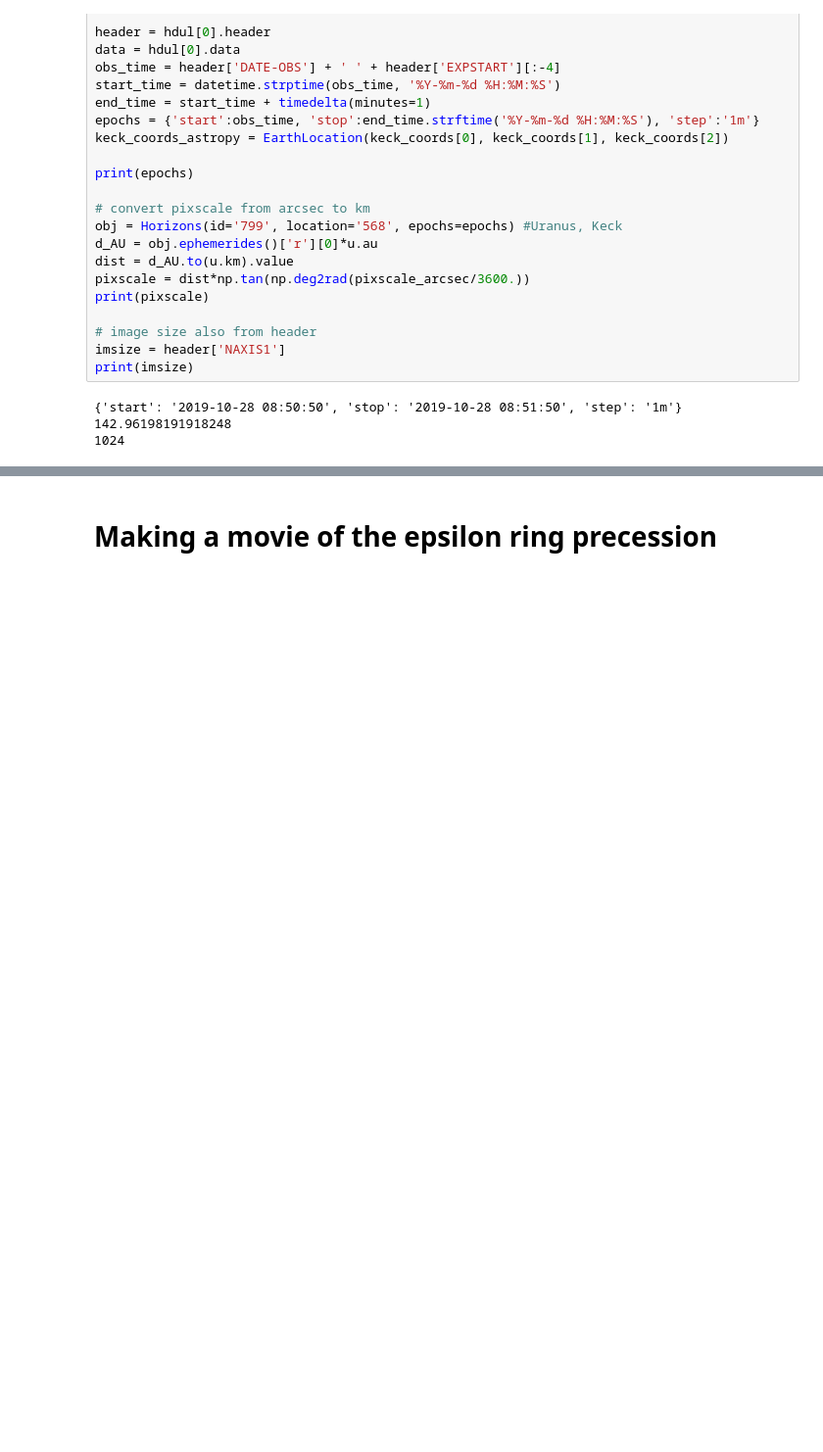
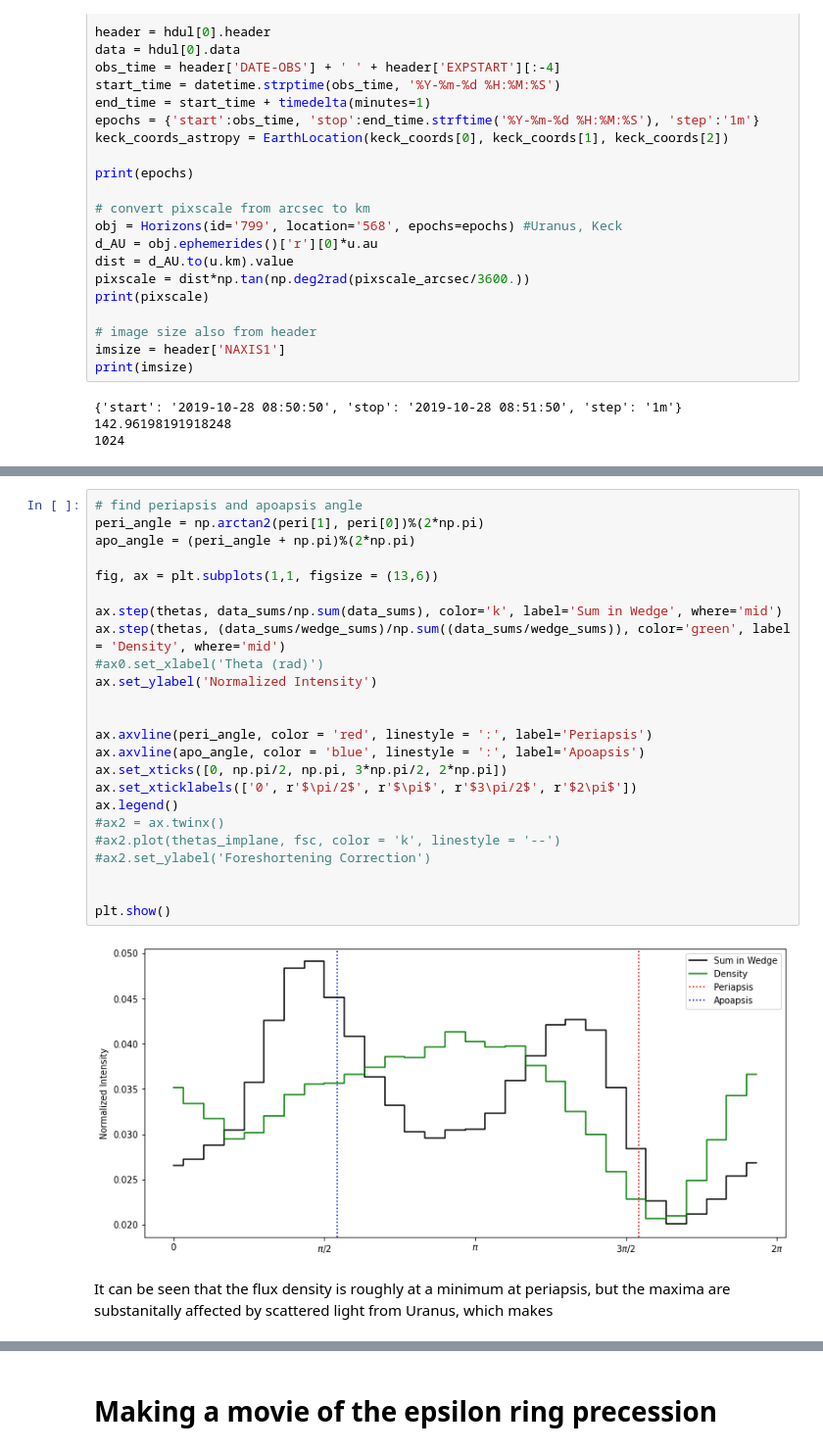
Before and after one commit to emolter/pylanetary, a Jupyter notebook: pylanetary/rings/ring-system-modeling-tutorial.ipynb, the cells around one changed output, grey strips where cells are left out. Shown at 98% size. Drawn from its saved outputs; the diff is of its cells as text; blank space fills up the shorter version.

```diff
--- a/pylanetary/rings/ring-system-modeling-tutorial.ipynb
+++ b/pylanetary/rings/ring-system-modeling-tutorial.ipynb
@@ -247,0 +305,28 @@ print(stats.to_table(['mean', 'median', 'std', 'var', 'sum']))
+# %%
+# find periapsis and apoapsis angle
+peri_angle = np.arctan2(peri[1], peri[0])%(2*np.pi)
+apo_angle = (peri_angle + np.pi)%(2*np.pi)
+
+fig, ax = plt.subplots(1,1, figsize = (13,6))
+
+ax.step(thetas, data_sums/np.sum(data_sums), color='k', label='Sum in Wedge', where='mid')
+ax.step(thetas, (data_sums/wedge_sums)/np.sum((data_sums/wedge_sums)), color='green', label = 'Density', where='mid')
+#ax0.set_xlabel('Theta (rad)')
+ax.set_ylabel('Normalized Intensity')
+
+
+ax.axvline(peri_angle, color = 'red', linestyle = ':', label='Periapsis')
+ax.axvline(apo_angle, color = 'blue', linestyle = ':', label='Apoapsis')
+ax.set_xticks([0, np.pi/2, np.pi, 3*np.pi/2, 2*np.pi])
+ax.set_xticklabels(['0', r'$\pi/2$', r'$\pi$', r'$3\pi/2$', r'$2\pi$'])
+ax.legend()
+#ax2 = ax.twinx()
+#ax2.plot(thetas_implane, fsc, color = 'k', linestyle = '--')
+#ax2.set_ylabel('Foreshortening Correction')
+
+
+plt.show()
+# %% [output]
+[figure, added]
+# %% [markdown]
+It can be seen that the flux density is roughly at a minimum at periapsis, but the maxima are substanitally affected by scattered light from Uranus, which makes
```
Also changed, not shown: parts of 20 cells of this notebook, 2 other files.
